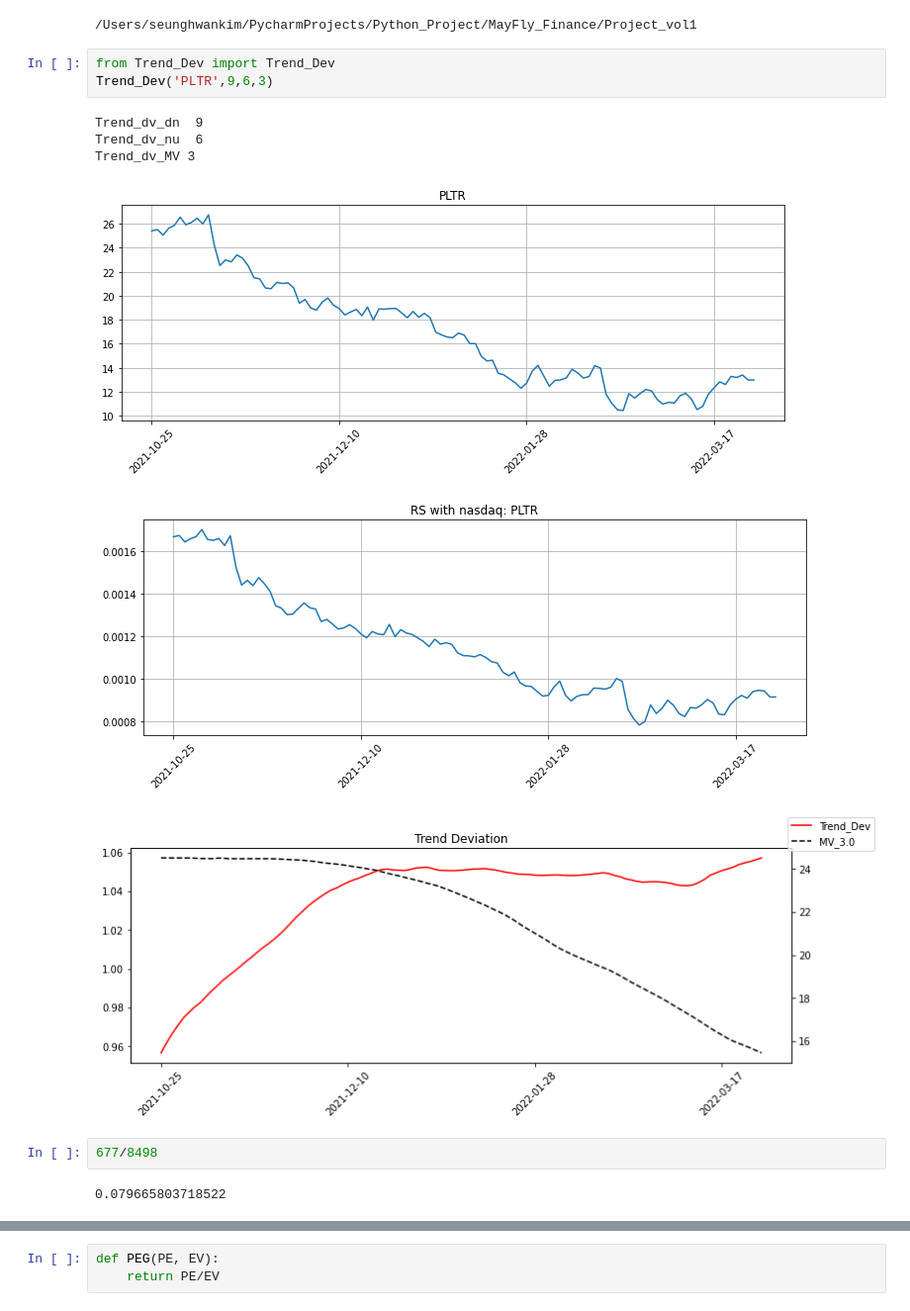
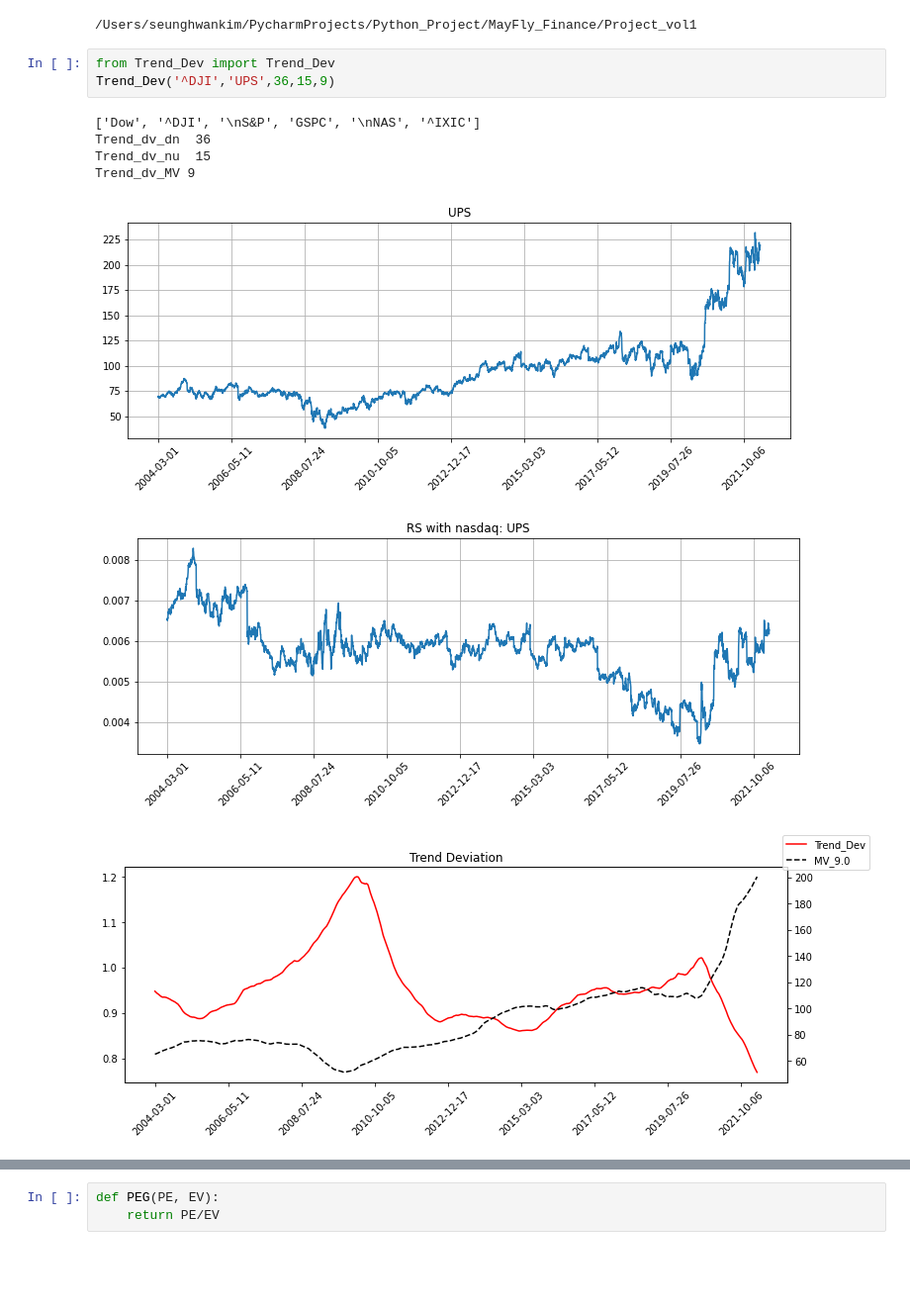
Before and after one commit to MayFly961127/Python_Project, a Jupyter notebook: JupyterNote/DataAnaly/NoteBooks/Notebooks3.ipynb, the cells around one changed output, grey strips where cells are left out. Shown at 99% size. Cells and saved outputs as stored; diff of their text form; blank space fills up the shorter version.

```diff
--- a/JupyterNote/DataAnaly/NoteBooks/Notebooks3.ipynb
+++ b/JupyterNote/DataAnaly/NoteBooks/Notebooks3.ipynb
@@ -29,15 +29,12 @@ cd PycharmProjects/Python_Project/MayFly_Finance/Project_vol1
 /Users/seunghwankim/PycharmProjects/Python_Project/MayFly_Finance/Project_vol1
 # %%
 from Trend_Dev import Trend_Dev
-Trend_Dev('PLTR',9,6,3)
+Trend_Dev('^DJI','UPS',36,15,9)
 # %% [output]
-Trend_dv_dn  9
-Trend_dv_nu  6
-Trend_dv_MV 3
+['Dow', '^DJI', '\nS&P', 'GSPC', '\nNAS', '^IXIC']
+Trend_dv_dn  36
+Trend_dv_nu  15
+Trend_dv_MV 9
-[figure, old version]
+[figure, new version]
-[figure, old version]
+[figure, new version]
-[figure, old version]
+[figure, new version]
-# %%
-677/8498
-# %% [output]
-0.079665803718522
```
Also changed, not shown: parts of 9 cells of this notebook, 7 other files.
